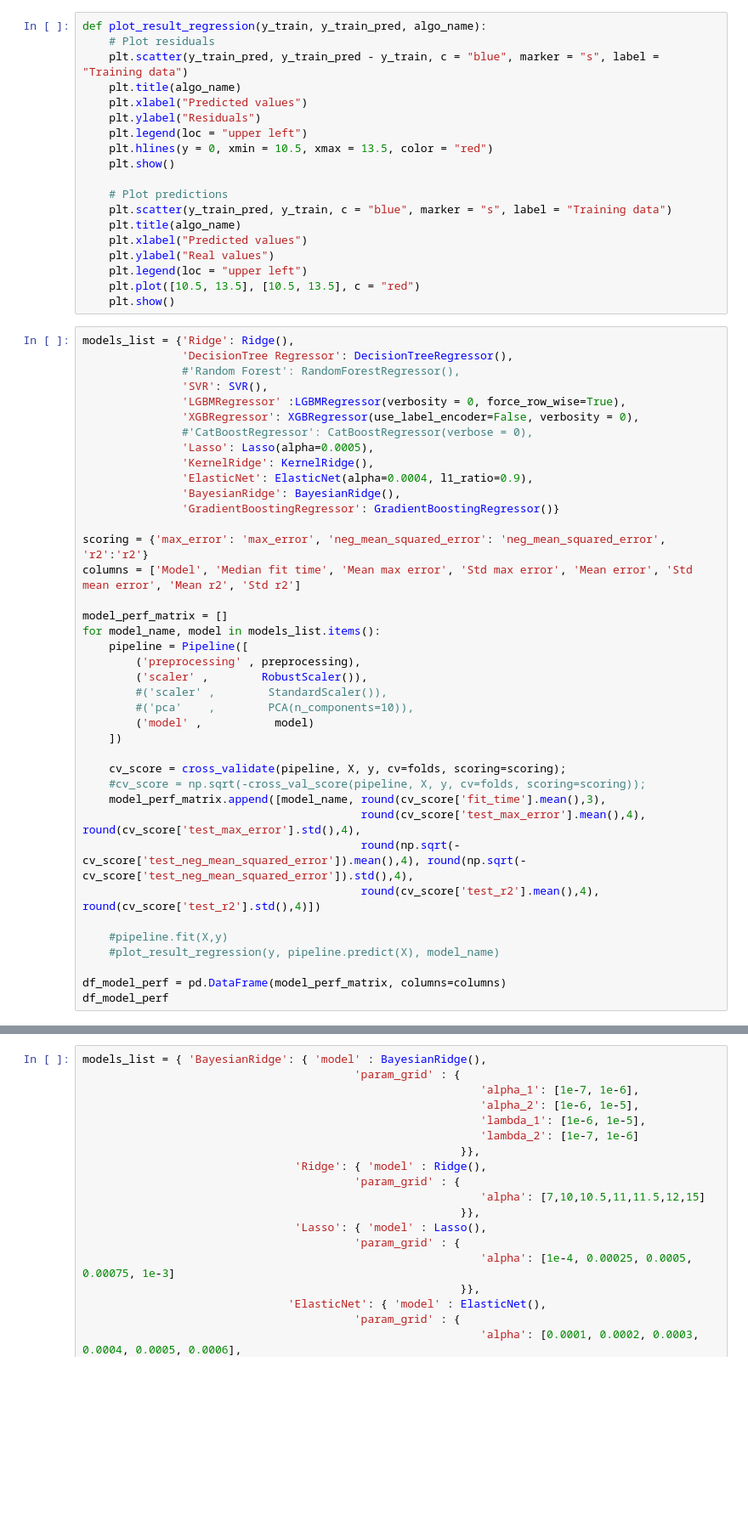
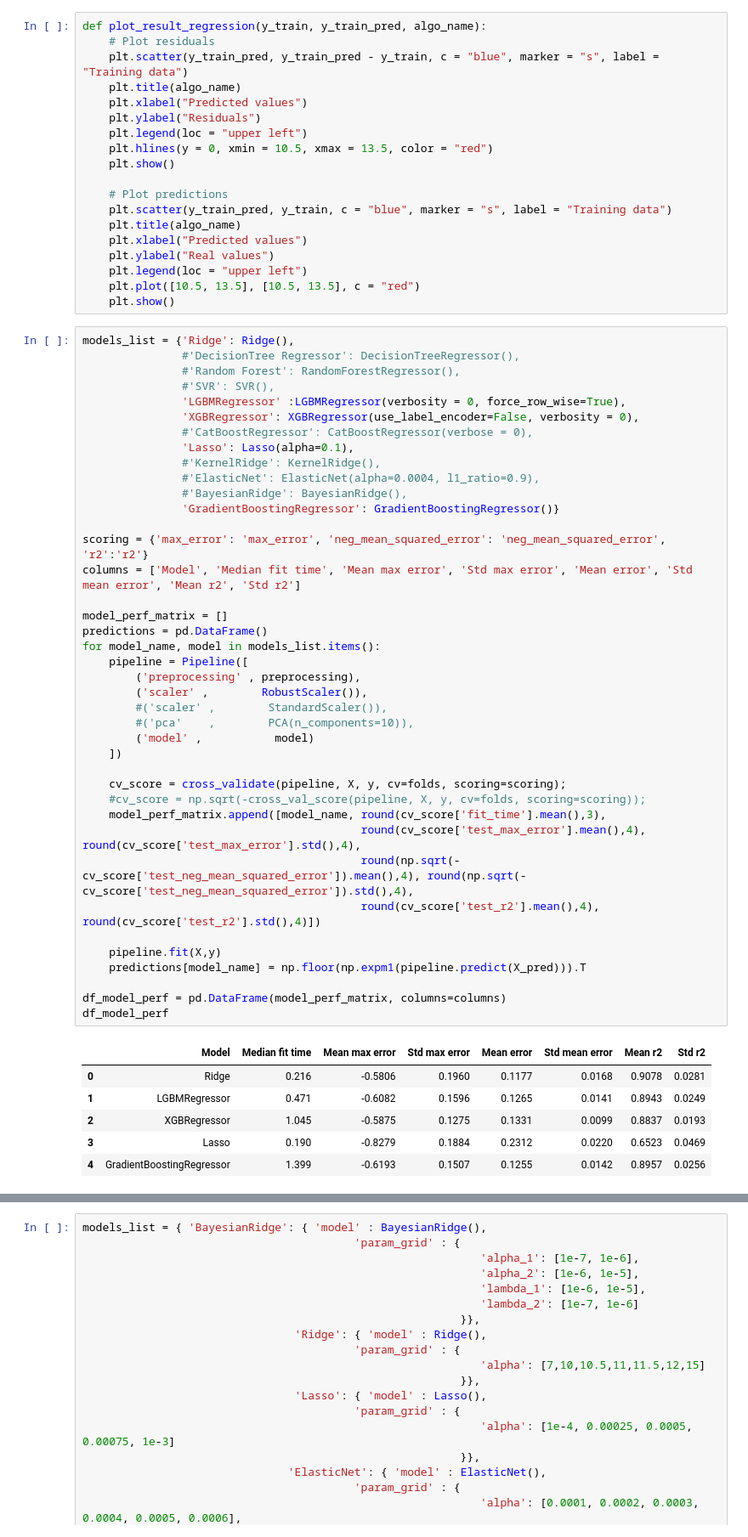
Before and after one commit to max-lutz/Kaggle_competitions, a Jupyter notebook: house-price-regression-full-eda-ml-workflow.ipynb, the cells around one changed output, grey strips where cells are left out. Shown at 85% size. Saved outputs shown, nothing was run; the diff lists cells and outputs as text; blank space fills up the shorter version.

```diff
--- a/house-price-regression-full-eda-ml-workflow.ipynb
+++ b/house-price-regression-full-eda-ml-workflow.ipynb
@@ -1095,40 +1099,48 @@ def plot_result_regression(y_train, y_train_pred, algo_name):
     plt.show()
 # %%
 models_list = {'Ridge': Ridge(),
-               'DecisionTree Regressor': DecisionTreeRegressor(),
+               #'DecisionTree Regressor': DecisionTreeRegressor(),
                #'Random Forest': RandomForestRegressor(),
-               'SVR': SVR(),
+               #'SVR': SVR(),
                'LGBMRegressor' :LGBMRegressor(verbosity = 0, force_row_wise=True),
                'XGBRegressor': XGBRegressor(use_label_encoder=False, verbosity = 0),
                #'CatBoostRegressor': CatBoostRegressor(verbose = 0),
-               'Lasso': Lasso(alpha=0.0005),
-               'KernelRidge': KernelRidge(),
-               'ElasticNet': ElasticNet(alpha=0.0004, l1_ratio=0.9),
-               'BayesianRidge': BayesianRidge(),
+               'Lasso': Lasso(alpha=0.1),
+               #'KernelRidge': KernelRidge(),
+               #'ElasticNet': ElasticNet(alpha=0.0004, l1_ratio=0.9),
+               #'BayesianRidge': BayesianRidge(),
                'GradientBoostingRegressor': GradientBoostingRegressor()}
 
 scoring = {'max_error': 'max_error', 'neg_mean_squared_error': 'neg_mean_squared_error', 'r2':'r2'}
 columns = ['Model', 'Median fit time', 'Mean max error', 'Std max error', 'Mean error', 'Std mean error', 'Mean r2', 'Std r2']
 
 model_perf_matrix = []
+predictions = pd.DataFrame()
 for model_name, model in models_list.items():
     pipeline = Pipeline([
         ('preprocessing' , preprocessing),
         ('scaler' ,        RobustScaler()),
         #('scaler' ,        StandardScaler()),
         #('pca'    ,        PCA(n_components=10)),
         ('model' ,           model)
     ])
 
     cv_score = cross_validate(pipeline, X, y, cv=folds, scoring=scoring);
     #cv_score = np.sqrt(-cross_val_score(pipeline, X, y, cv=folds, scoring=scoring));
     model_perf_matrix.append([model_name, round(cv_score['fit_time'].mean(),3),
                                           round(cv_score['test_max_error'].mean(),4), round(cv_score['test_max_error'].std(),4),
                                           round(np.sqrt(-cv_score['test_neg_mean_squared_error']).mean(),4), round(np.sqrt(-cv_score['test_neg_mean_squared_error']).std(),4),
                                           round(cv_score['test_r2'].mean(),4), round(cv_score['test_r2'].std(),4)])
 
-    #pipeline.fit(X,y)
-    #plot_result_regression(y, pipeline.predict(X), model_name)
+    pipeline.fit(X,y)
+    predictions[model_name] = np.floor(np.expm1(pipeline.predict(X_pred))).T
 
 df_model_perf = pd.DataFrame(model_perf_matrix, columns=columns)
 df_model_perf
+# %% [output]
+|  | Model | Median fit time | Mean max error | Std max error | Mean error | Std mean error | Mean r2 | Std r2 |
+| 0 | Ridge | 0.216 | -0.5806 | 0.1960 | 0.1177 | 0.0168 | 0.9078 | 0.0281 |
+| 1 | LGBMRegressor | 0.471 | -0.6082 | 0.1596 | 0.1265 | 0.0141 | 0.8943 | 0.0249 |
+| 2 | XGBRegressor | 1.045 | -0.5875 | 0.1275 | 0.1331 | 0.0099 | 0.8837 | 0.0193 |
+| 3 | Lasso | 0.190 | -0.8279 | 0.1884 | 0.2312 | 0.0220 | 0.6523 | 0.0469 |
+| 4 | GradientBoostingRegressor | 1.399 | -0.6193 | 0.1507 | 0.1255 | 0.0142 | 0.8957 | 0.0256 |
```
Also changed, not shown: parts of 18 cells of this notebook.
